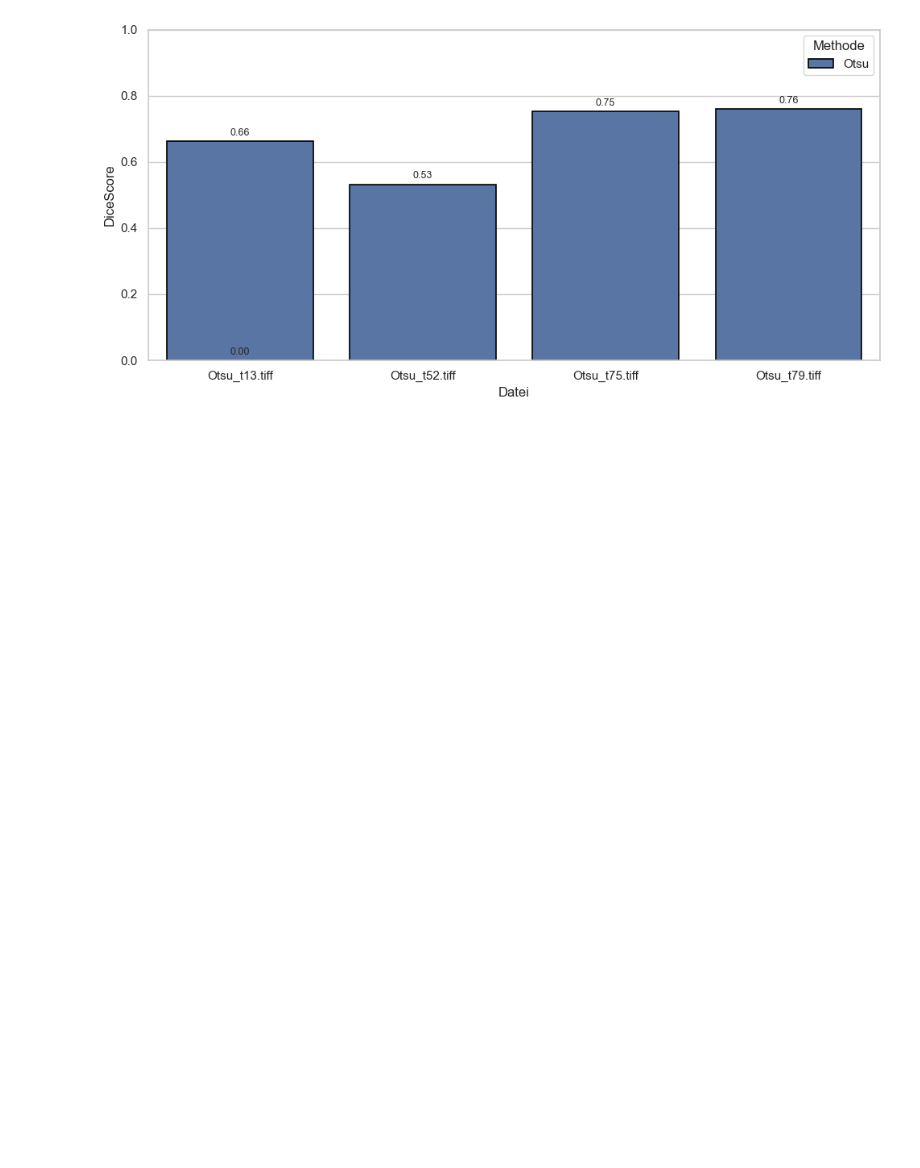
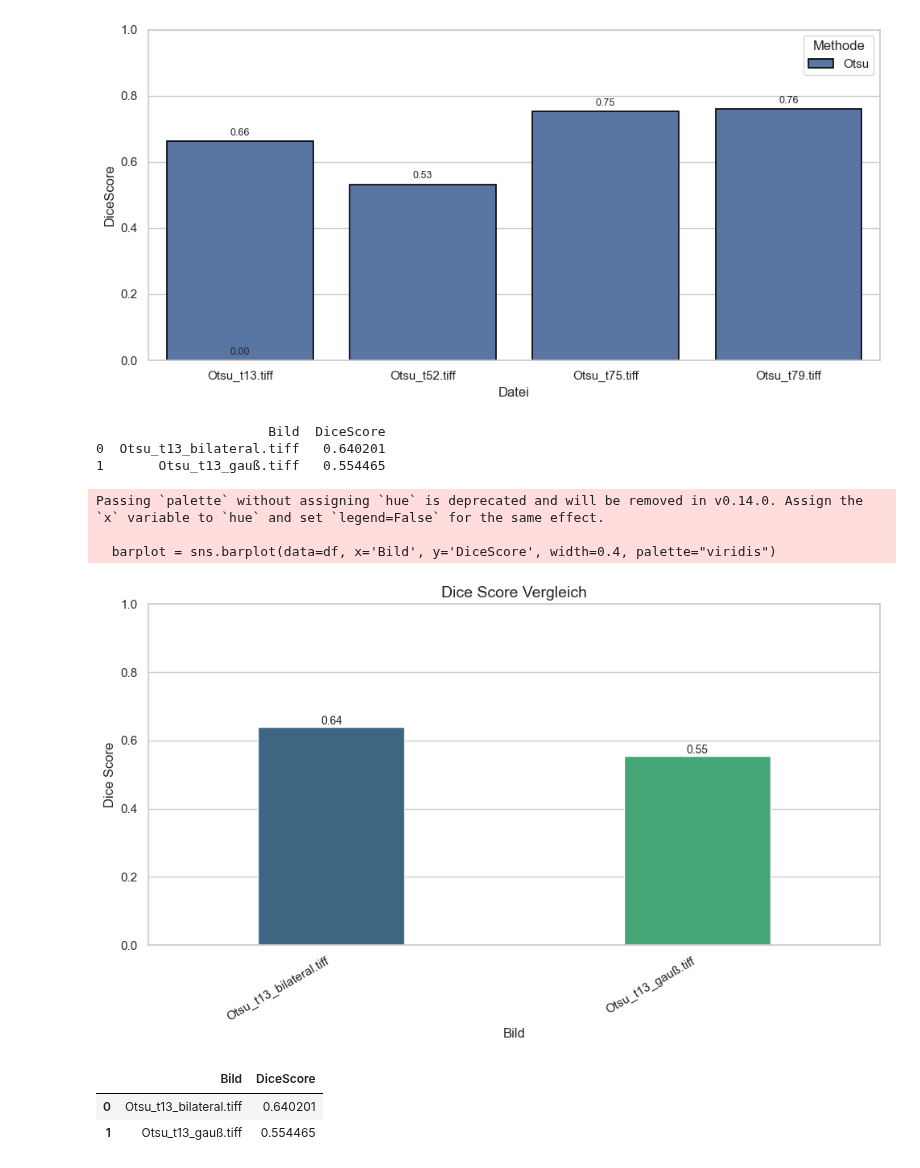
Before and after one commit to BiomedicalImageAnalysis2025/topic01_team04, a Jupyter notebook: Code/Dice_Score.ipynb, the cells around one changed output. Drawn from its saved outputs; the diff is of its cells as text; code cells hidden in the pictures; blank space fills up the shorter version.

Commit message:
Dice_Score Plotting Update

```diff
--- a/Code/Dice_Score.ipynb
+++ b/Code/Dice_Score.ipynb
@@ -58,3 +22,25 @@ plot_dice_scores(df)
 [ WARN:0@281753.357] global loadsave.cpp:268 findDecoder imread_('/Users/davidlehmann/Documents/GitHub/topic01_team04/Code/Images/Datenvorbereitung_Images/KMeans/KMeans_t75.tiff'): can't open/read fil ...
 [ WARN:0@281753.359] global loadsave.cpp:268 findDecoder imread_('/Users/davidlehmann/Documents/GitHub/topic01_team04/Code/Images/Datenvorbereitung_Images/KMeans/KMeans_t79.tiff'): can't open/read fil ...
 [figure]
+# %%
+from Functions.Dice_coefficient import evaluate_and_plot_dice
+
+image_pairs = [
+    ('Images/Datenvorbereitung_Images/Otsu/Otsu_Filtered_t13/Otsu_t13_bilateral.tiff',
+     'Original_Images/Otsu/Data/N2DL-HeLa/gt/man_seg13.tif'),
+    ('Images/Datenvorbereitung_Images/Otsu/Otsu_Filtered_t13/Otsu_t13_gauß.tiff',
+     'Original_Images/Otsu/Data/N2DL-HeLa/gt/man_seg13.tif'),
+]
+
+evaluate_and_plot_dice(image_pairs)
+# %% [output]
+                      Bild  DiceScore
+0  Otsu_t13_bilateral.tiff   0.640201
+1       Otsu_t13_gauß.tiff   0.554465
+Passing `palette` without assigning `hue` is deprecated and will be removed in v0.14.0. Assign the `x` variable to `hue` and set `legend=False` for the same effect.
+
+  barplot = sns.barplot(data=df, x='Bild', y='DiceScore', width=0.4, palette="viridis")
+[figure, added]
+|  | Bild | DiceScore |
+| 0 | Otsu_t13_bilateral.tiff | 0.640201 |
+| 1 | Otsu_t13_gauß.tiff | 0.554465 |
```
Also changed, not shown: parts of 1 cell of this notebook, 1 other file.
